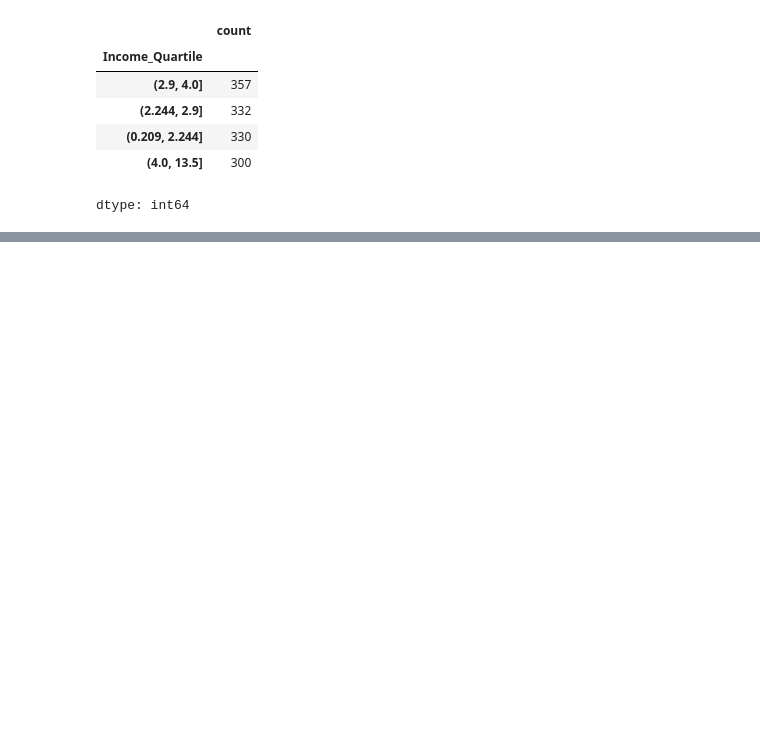
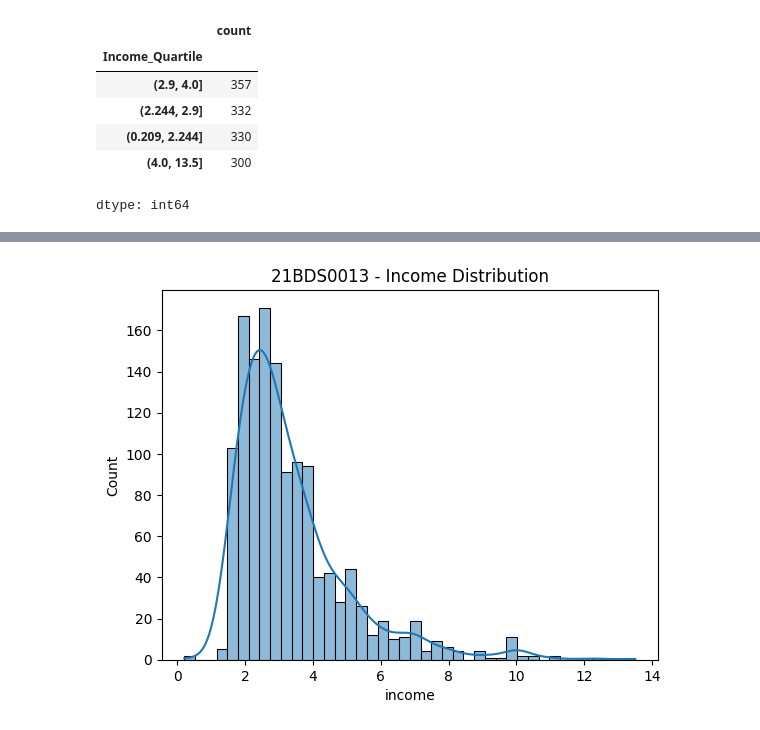
Before and after one commit to harshrjain/EDA, a Jupyter notebook: 21BDS0013.ipynb, the cells around one changed output, grey strips where cells are left out. Saved outputs shown, nothing was run; the diff lists cells and outputs as text; code cells hidden in the pictures; blank space fills up the shorter version.

```diff
--- a/21BDS0013.ipynb
+++ b/21BDS0013.ipynb
@@ -422,0 +464,7 @@ Name: income, dtype: float64
+# %%
+# 4. Histogram to visualize income distribution
+sns.histplot(df['income'], kde=True)
+plt.title("21BDS0013 - Income Distribution")
+plt.show()
+# %% [output]
+[figure, added]
```
Also changed, not shown: parts of 15 cells of this notebook.
